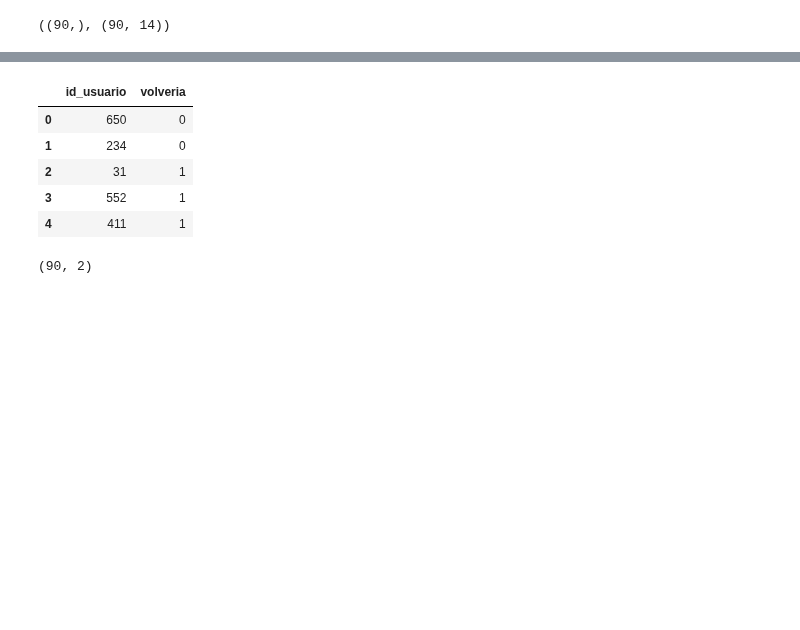
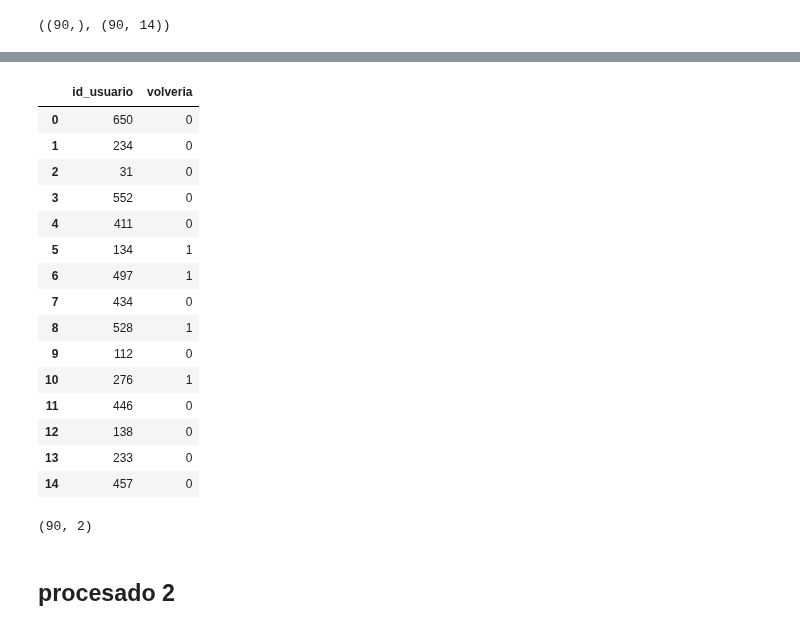
Before and after one commit to JuanOpizzi/Datos-2020-2c, a Jupyter notebook: TP2/knn.ipynb, the cells around one changed output, grey strips where cells are left out. Cells and saved outputs as stored; diff of their text form; code cells hidden in the pictures; blank space fills up the shorter version.

```diff
--- a/TP2/knn.ipynb
+++ b/TP2/knn.ipynb
@@ -43,0 +68,3 @@ y = df.loc[:,'volveria']
+# %%
+X = df.loc[:,columnillas]
+y = df.loc[:,'volveria']
@@ -48,11 +88,7 @@ params = {'n_neighbors': np.arange(3, 10),
           'weights': ['uniform','distance'],
           'algorithm': ['auto', 'ball_tree', 'kd_tree'],
           'leaf_size': np.arange(15, 40),
-          'metric': ['euclidean', 'manhattan', 'chebyshev', 'minkowski', 'seuclidean']
+          'metric': ['euclidean', 'manhattan', 'chebyshev', 'minkowski']
          }
 
 model_knn = KNeighborsClassifier()
-
-rgscv = GridSearchCV(
-    model_knn, params, scoring='roc_auc', cv=5, return_train_score=True
-).fit(X_train, y_train)
@@ -143,4 +183,4 @@ plot_confusion_matrix(y_test, knn.predict(X_test))
 # %% [markdown]
 ## Test Holdout
 # %%
-holdout = 'https://drive.google.com/uc?export=download&id=1I980-_K9iOucJO26SG5_M8RELOQ5VB6A'
+holdout = pd.read_csv('https://drive.google.com/uc?export=download&id=1I980-_K9iOucJO26SG5_M8RELOQ5VB6A')
@@ -160,0 +187,3 @@ df_h.head()
+# %%
+df_h = correr_todos_los_preprocesados(holdout, columnillas)
+df_h.head()
@@ -205,20 +241,31 @@ serie_predicha.head(15)
 # %%
-holdout_df = generate_holdout_dataset(holdout).drop(['volveria'], axis=1)
-df_predicho = holdout_df.join(serie_predicha, how='inner')
+df_predicho = holdout.join(serie_predicha, how='inner')
 
 cols = ['id_usuario', 'volveria']
 df_resultado = df_predicho[cols]
-df_resultado.head()
+df_resultado.head(15)
 # %% [output]
 |  | id_usuario | volveria |
 | 0 | 650 | 0 |
 | 1 | 234 | 0 |
-| 2 | 31 | 1 |
-| 3 | 552 | 1 |
-| 4 | 411 | 1 |
+| 2 | 31 | 0 |
+| 3 | 552 | 0 |
+| 4 | 411 | 0 |
+| 5 | 134 | 1 |
+| 6 | 497 | 1 |
+| 7 | 434 | 0 |
+| 8 | 528 | 1 |
+| 9 | 112 | 0 |
+| 10 | 276 | 1 |
+| 11 | 446 | 0 |
+| 12 | 138 | 0 |
+| 13 | 233 | 0 |
+| 14 | 457 | 0 |
 # %%
 df_resultado.shape
 # %% [output]
 (90, 2)
 # %%
 df_resultado.to_csv('prediccion/knn_resultado_final.csv')
+# %% [markdown]
+## procesado 2
```
Also changed, not shown: parts of 42 cells of this notebook, 2 other files.
